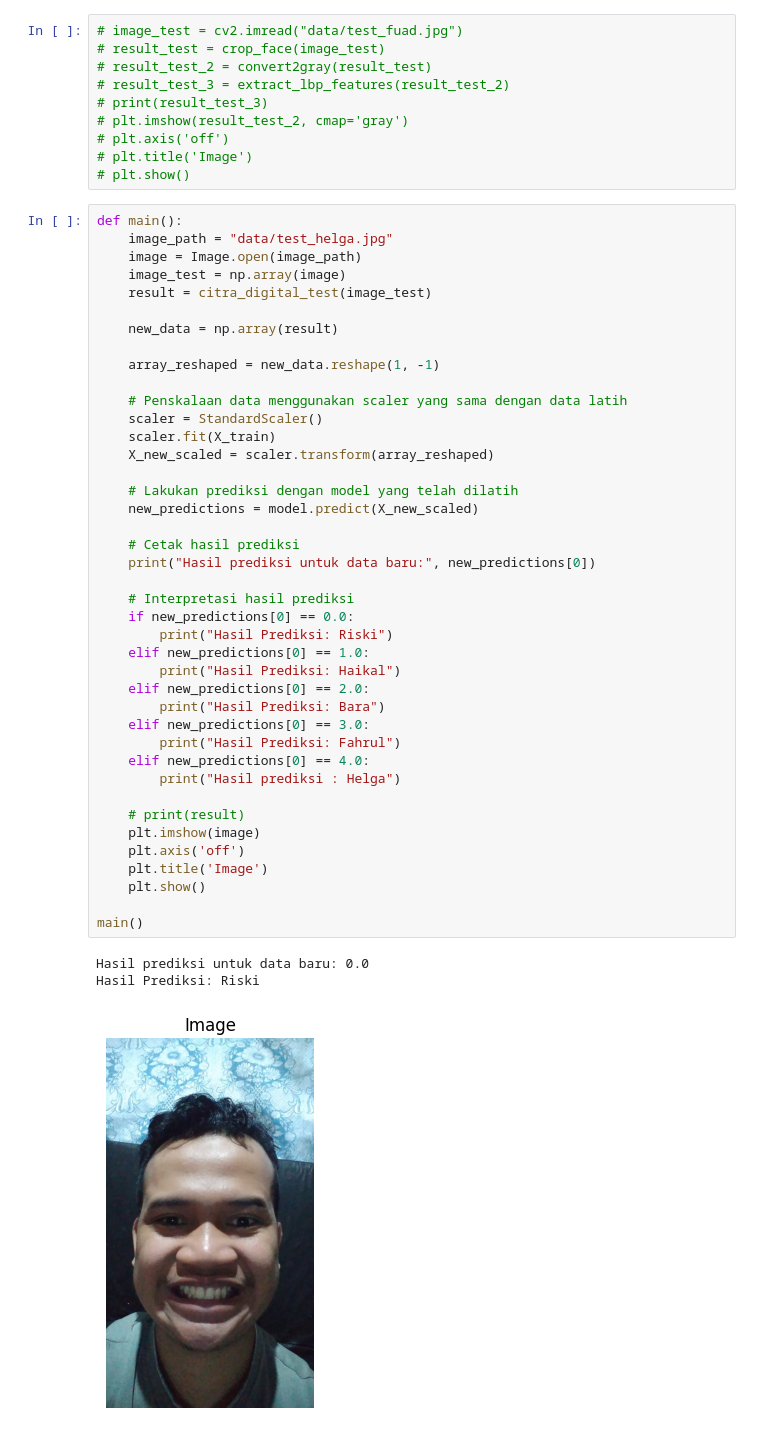
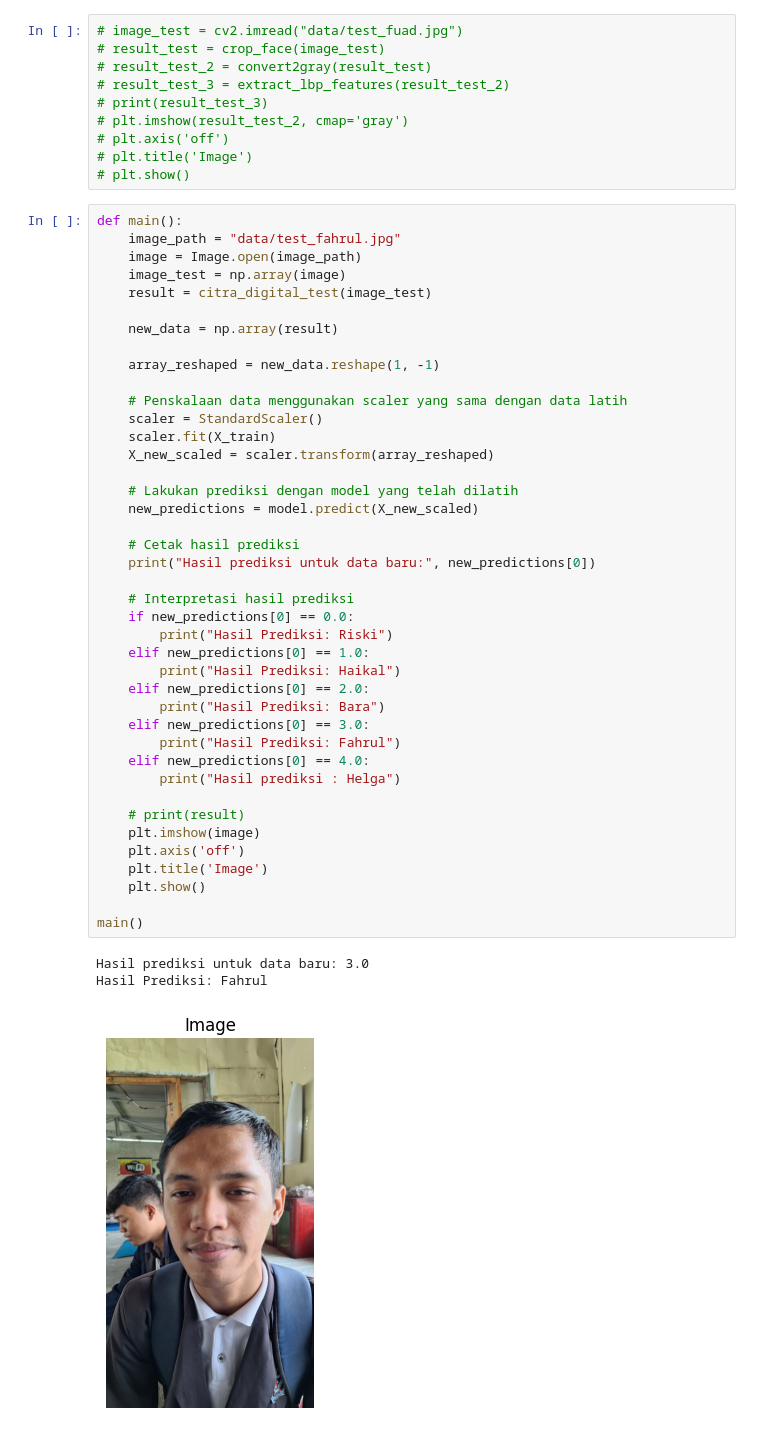
Before and after one commit to Romadoni03/face-recognition_riski, a Jupyter notebook: Test.ipynb, the cells around one changed output. Drawn from its saved outputs; the diff is of its cells as text.

```diff
--- a/Test.ipynb
+++ b/Test.ipynb
@@ -151,7 +151,7 @@ def citra_digital_test(image):
 # plt.show()
 # %%
 def main():
-    image_path = "data/test_helga.jpg"
+    image_path = "data/test_fahrul.jpg"
     image = Image.open(image_path)
     image_test = np.array(image)
     result = citra_digital_test(image_test)
@@ -164,33 +164,33 @@ def main():
     scaler = StandardScaler()
     scaler.fit(X_train)
     X_new_scaled = scaler.transform(array_reshaped)
 
     # Lakukan prediksi dengan model yang telah dilatih
     new_predictions = model.predict(X_new_scaled)
 
     # Cetak hasil prediksi
     print("Hasil prediksi untuk data baru:", new_predictions[0])
 
     # Interpretasi hasil prediksi
     if new_predictions[0] == 0.0:
         print("Hasil Prediksi: Riski")
     elif new_predictions[0] == 1.0:
         print("Hasil Prediksi: Haikal")
     elif new_predictions[0] == 2.0:
         print("Hasil Prediksi: Bara")
     elif new_predictions[0] == 3.0:
         print("Hasil Prediksi: Fahrul")
     elif new_predictions[0] == 4.0:
         print("Hasil prediksi : Helga")
 
     # print(result)
     plt.imshow(image)
     plt.axis('off')
     plt.title('Image')
     plt.show()
 
 main()
 # %% [output]
-Hasil prediksi untuk data baru: 0.0
-Hasil Prediksi: Riski
+Hasil prediksi untuk data baru: 3.0
+Hasil Prediksi: Fahrul
-[figure, old version]
+[figure, new version]
```
Also changed, not shown: 1 other file.
